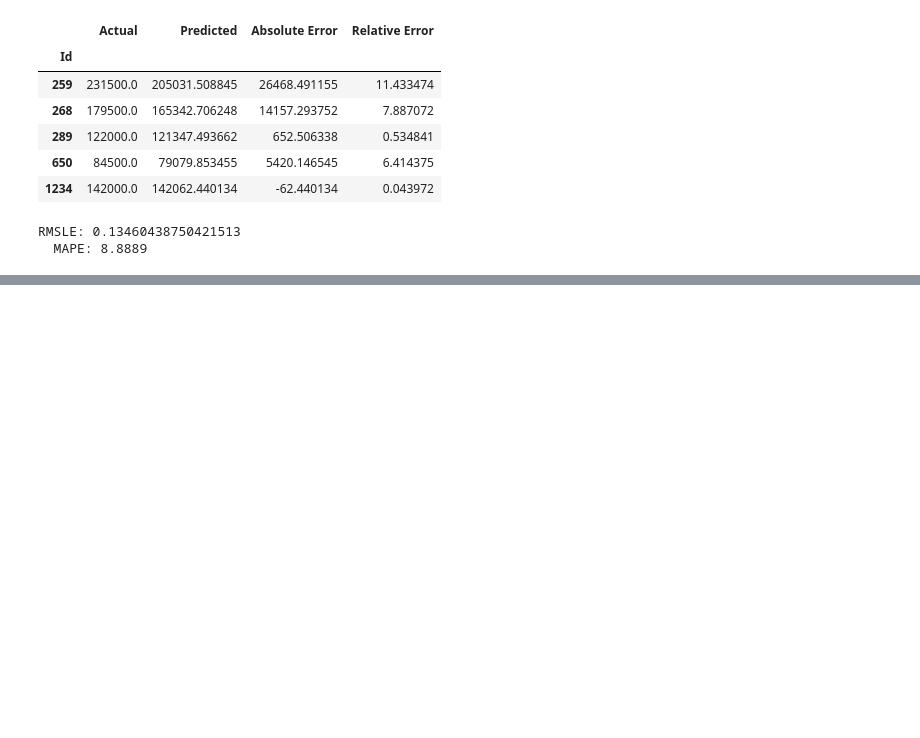
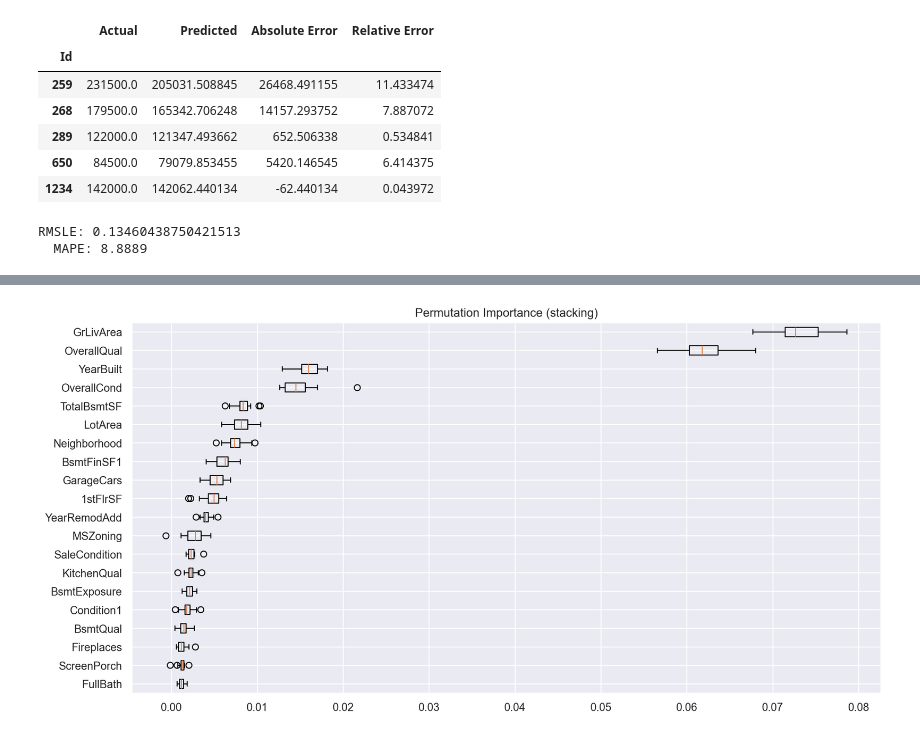
Before and after one commit to phamthanh123456/baitaplon_chuyende3, a Jupyter notebook: test.ipynb, the cells around one changed output, grey strips where cells are left out. Cells and saved outputs as stored; diff of their text form; code cells hidden in the pictures; blank space fills up the shorter version.

```diff
--- a/test.ipynb
+++ b/test.ipynb
@@ -431,0 +814,14 @@ df.to_csv('gbr_final.csv',index=False)
+# %%
+%%capture
+result = permutation_importance(stacking_reg, test_X, test_y, scoring='neg_root_mean_squared_error', n_repeats=20)
+# %%
+sorted_idx = result.importances_mean.argsort()[-20:]
+fig = plt.figure(figsize=(12, 6))
+#plt.subplot(1, 1)
+plt.boxplot(result.importances[sorted_idx].T,
+            vert=False, labels=data_X.columns[sorted_idx])
+plt.title("Permutation Importance (stacking)")
+fig.tight_layout()
+plt.show()
+# %% [output]
+[figure, added]
```
Also changed, not shown: parts of 56 cells of this notebook, 4 other files.
